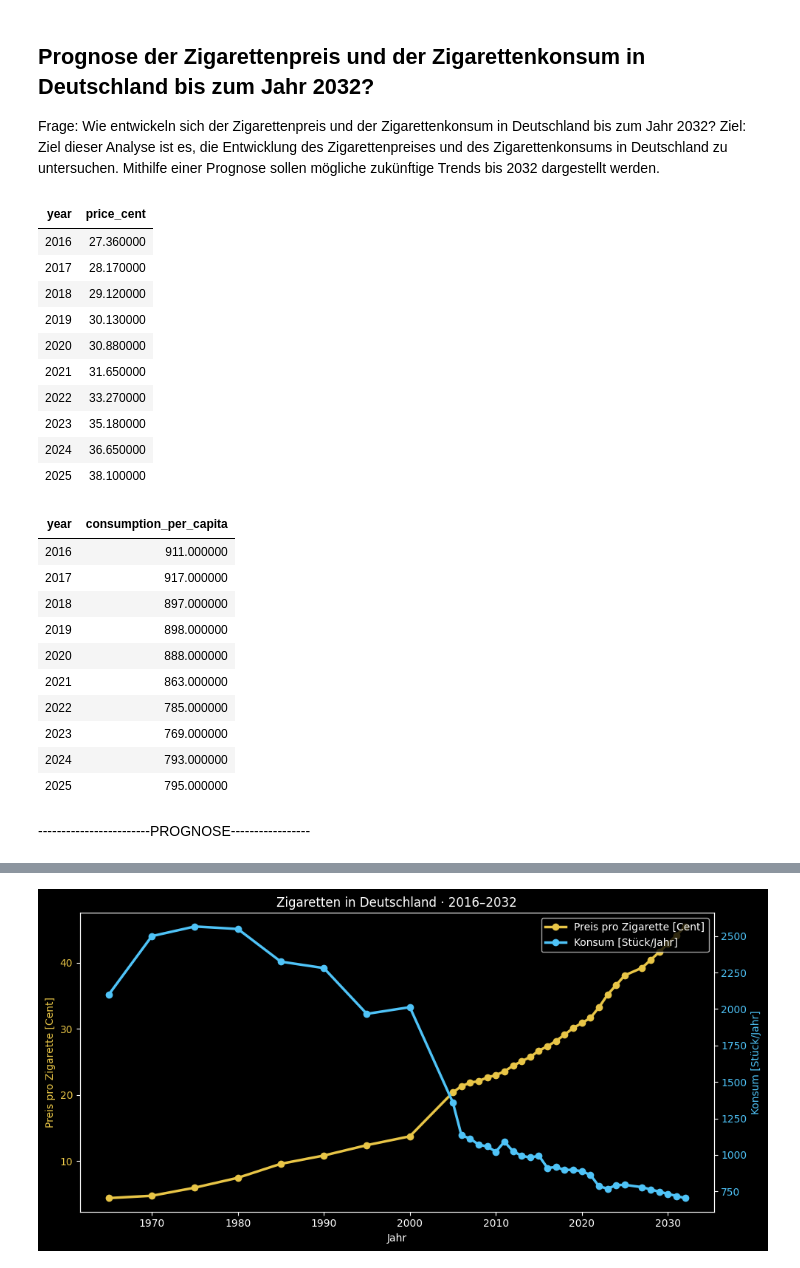
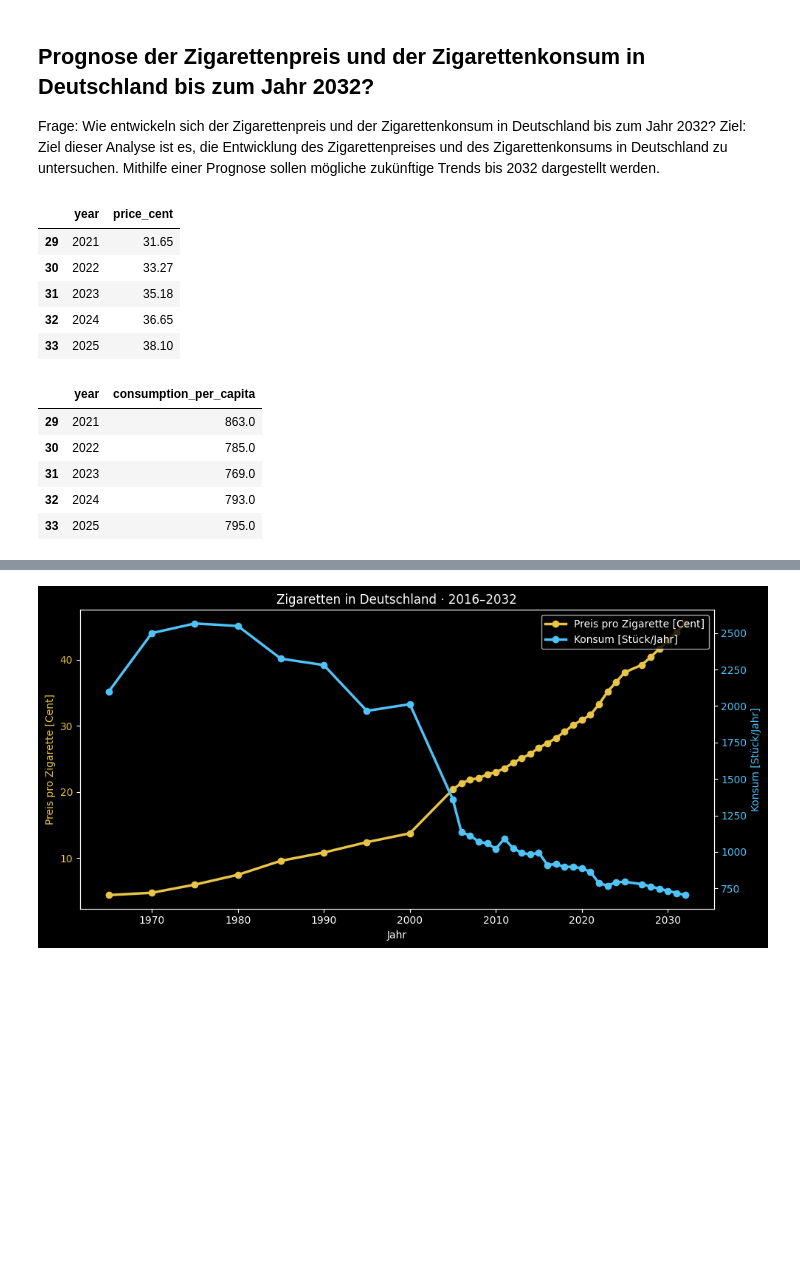
Before and after one commit to evda1011/Informprojekt_SoSe2026, a Jupyter notebook: __Prognose_der_Zigarrttenpreis__/Prognose.ipynb, the cells around one changed output, grey strips where cells are left out. Cells and saved outputs as stored; diff of their text form; code cells hidden in the pictures; blank space fills up the shorter version.

```diff
--- a/__Prognose_der_Zigarrttenpreis__/Prognose.ipynb
+++ b/__Prognose_der_Zigarrttenpreis__/Prognose.ipynb
@@ -31,33 +5,43 @@ def create_table(datei, spaltenname):
+# %%
+# Imports + Ordner + Funktion
+import pandas as pd
+import matplotlib.pyplot as plt
+from pathlib import Path
+from src.plot_utils import plot_zwei_achsencolors
+
+output_ordner = Path("grafiken")
+output_ordner.mkdir(parents=True, exist_ok=True)
+
+def lade_daten(datei, spaltenname):
+    df = pd.read_excel(datei, sheet_name="Daten", header=None)
+    df = df[[1, 2]].dropna()
+    df.columns = ["year", spaltenname]
+    df["year"] = df["year"].astype(int)
+    return df
 # %%
-preis_df = create_table(
+#date einlesen
+preis_df = lade_daten(
     "_durchschnittlicher-zigarettenpreis-in-deutschland.xlsx",
     "price_cent"
 )
 
-konsum_df = create_table(
+konsum_df = lade_daten(
     "_pro-kopf-verbrauch-von-zigaretten-in-deutschland.xlsx",
     "consumption_per_capita"
 )
+
+display(preis_df.tail())
+display(konsum_df.tail())
 # %% [output]
-| year | price_cent |
-| 2016 | 27.360000 |
-| 2017 | 28.170000 |
-| 2018 | 29.120000 |
-| 2019 | 30.130000 |
-| 2020 | 30.880000 |
-| 2021 | 31.650000 |
-| 2022 | 33.270000 |
-| 2023 | 35.180000 |
-| 2024 | 36.650000 |
-| 2025 | 38.100000 |
+|  | year | price_cent |
+| 29 | 2021 | 31.65 |
+| 30 | 2022 | 33.27 |
+| 31 | 2023 | 35.18 |
+| 32 | 2024 | 36.65 |
+| 33 | 2025 | 38.10 |
-| year | consumption_per_capita |
-| 2016 | 911.000000 |
-| 2017 | 917.000000 |
-| 2018 | 897.000000 |
-| 2019 | 898.000000 |
-| 2020 | 888.000000 |
-| 2021 | 863.000000 |
-| 2022 | 785.000000 |
-| 2023 | 769.000000 |
-| 2024 | 793.000000 |
-| 2025 | 795.000000 |
+|  | year | consumption_per_capita |
+| 29 | 2021 | 863.0 |
+| 30 | 2022 | 785.0 |
+| 31 | 2023 | 769.0 |
+| 32 | 2024 | 793.0 |
+| 33 | 2025 | 795.0 |
@@ -95,3 +48 @@ konsum_df_filtered = konsum_df[konsum_df["year"] >= 2016]
-# %% [markdown]
-------------------------PROGNOSE-----------------
 # %%
```
Also changed, not shown: parts of 10 cells of this notebook.
